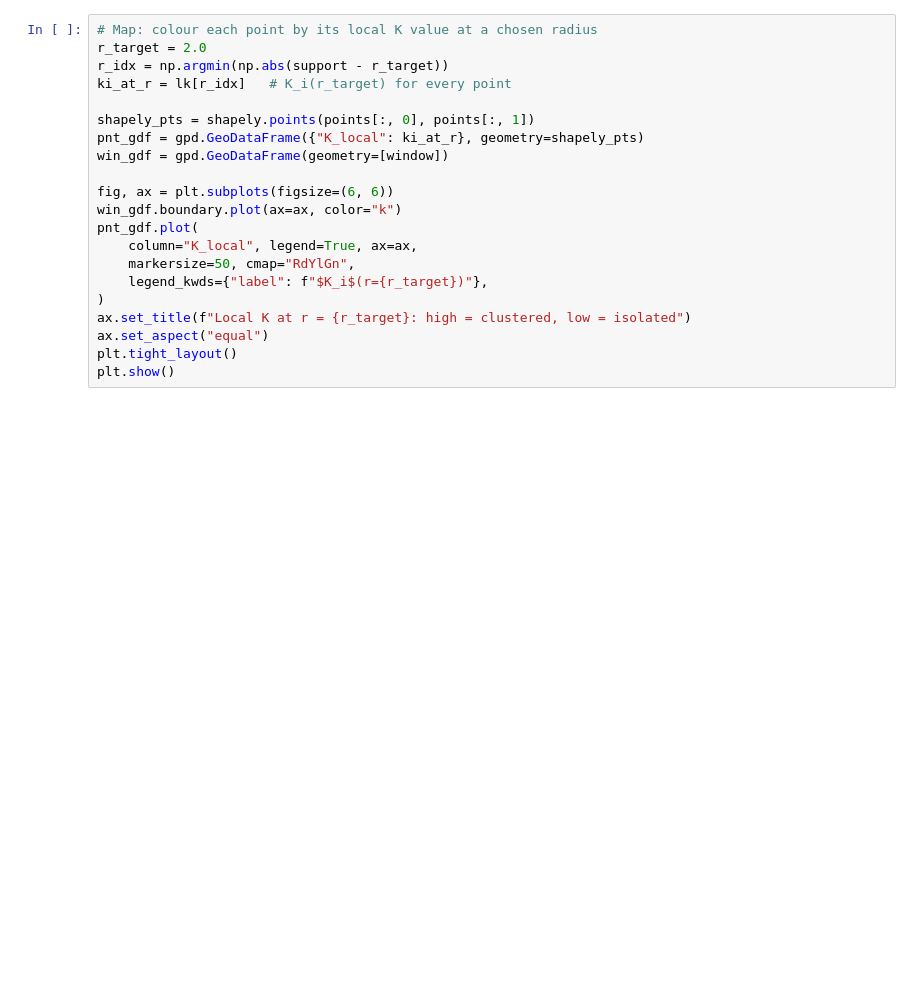
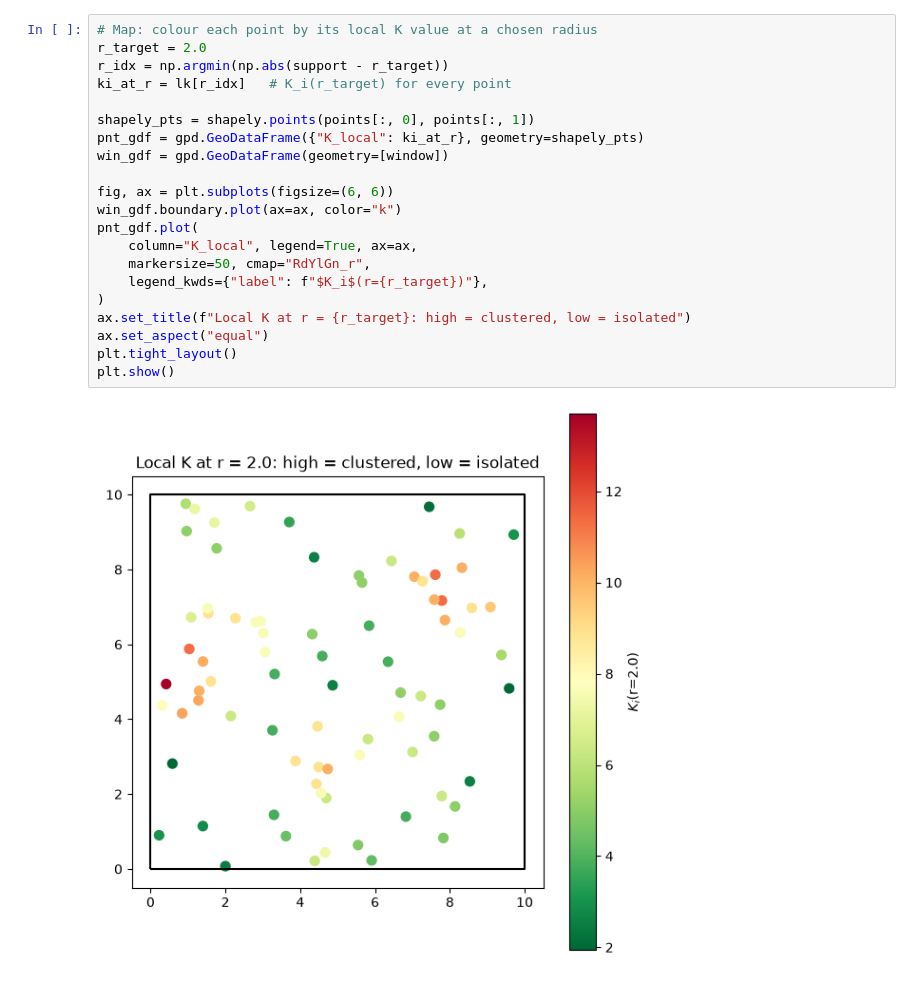
Before and after one commit to sjsrey/pointpats, a Jupyter notebook: docs/user-guide/localk.ipynb, the cells around one changed output. Drawn from its saved outputs; the diff is of its cells as text; blank space fills up the shorter version.

```diff
--- a/docs/user-guide/localk.ipynb
+++ b/docs/user-guide/localk.ipynb
@@ -1512,24 +65,26 @@ plt.show()
 # %%
 # Map: colour each point by its local K value at a chosen radius
 r_target = 2.0
 r_idx = np.argmin(np.abs(support - r_target))
 ki_at_r = lk[r_idx]   # K_i(r_target) for every point
 
 shapely_pts = shapely.points(points[:, 0], points[:, 1])
 pnt_gdf = gpd.GeoDataFrame({"K_local": ki_at_r}, geometry=shapely_pts)
 win_gdf = gpd.GeoDataFrame(geometry=[window])
 
 fig, ax = plt.subplots(figsize=(6, 6))
 win_gdf.boundary.plot(ax=ax, color="k")
 pnt_gdf.plot(
     column="K_local", legend=True, ax=ax,
-    markersize=50, cmap="RdYlGn",
+    markersize=50, cmap="RdYlGn_r",
     legend_kwds={"label": f"$K_i$(r={r_target})"},
 )
 ax.set_title(f"Local K at r = {r_target}: high = clustered, low = isolated")
 ax.set_aspect("equal")
 plt.tight_layout()
 plt.show()
+# %% [output]
+[figure, added]
 # %%
 # Compare edge corrections for a single point
 support, lk_none = localK(points, hull=window, support=20, edge_correction=None)
```
Also changed, not shown: parts of 107 cells of this notebook.
